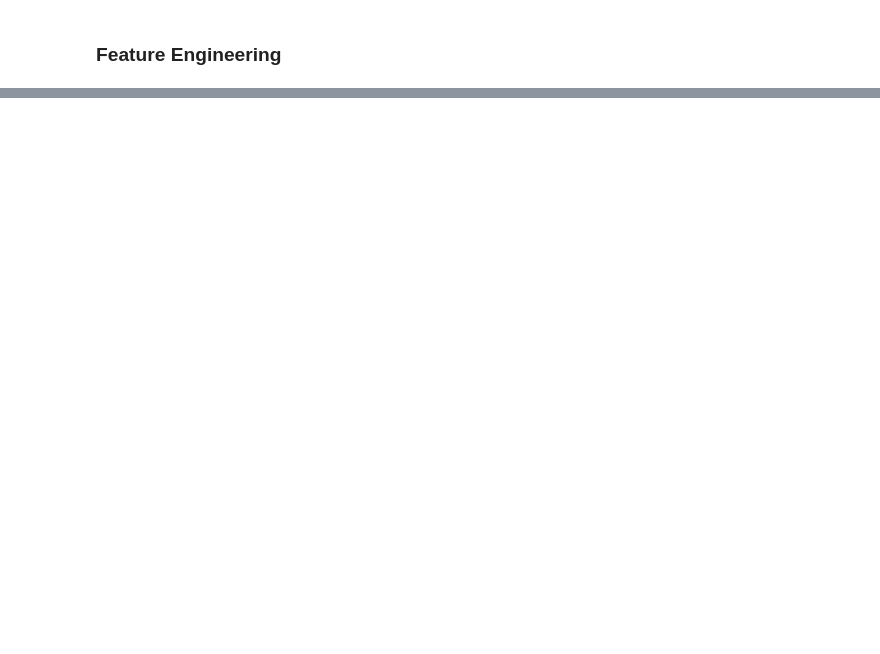
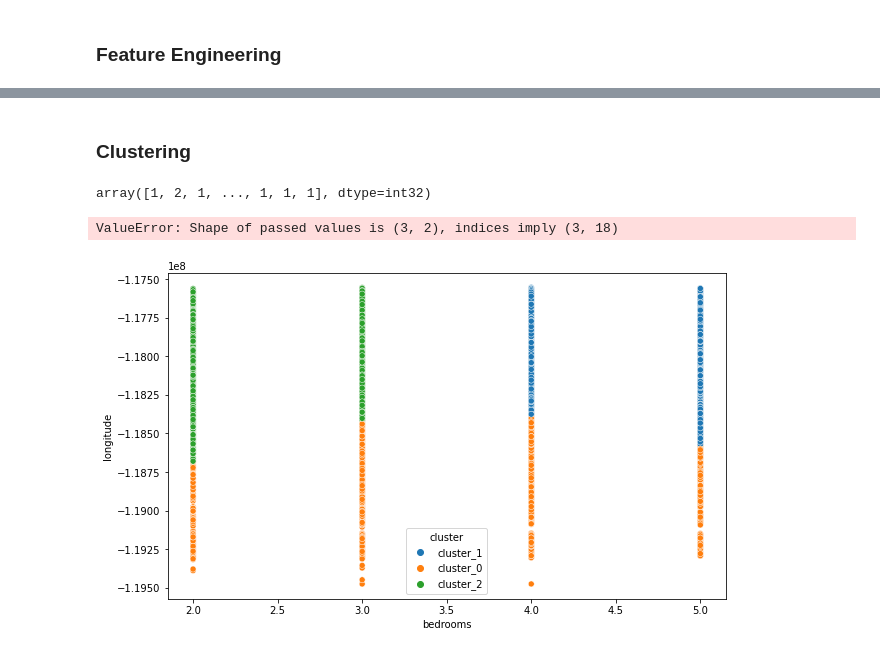
Before and after one commit to natasharivers/Zillow_Clustering_Project, a Jupyter notebook: Notebook.ipynb, the cells around one changed output, grey strips where cells are left out. Saved outputs shown, nothing was run; the diff lists cells and outputs as text; code cells hidden in the pictures; blank space fills up the shorter version.

Commit message:
cluster

```diff
--- a/Notebook.ipynb
+++ b/Notebook.ipynb
@@ -539,0 +477,18 @@ k_features = prepare.select_kbest(X_train_scaled, y_train, 3)
+# %% [markdown]
+### Clustering
+# %%
+X = zillow[['bedrooms', 'longitude']]
+kmeans = KMeans(n_clusters=3)
+kmeans.fit(X)
+kmeans.predict(X)
+# %% [output]
+array([1, 2, 1, ..., 1, 1, 1], dtype=int32)
+# %%
+zillow['cluster'] = kmeans.predict(X)
+# %%
+zillow, X_scaled, scaler, kmeans, centroids = explore.create_cluster(zillow, X, 3)
+# %%
+explore.create_scatter_plot('bedrooms','longitude',zillow,kmeans, X_train_scaled, scaler)
+# %% [output]
+ValueError: Shape of passed values is (3, 2), indices imply (3, 18)
+[figure, added]
```
Also changed, not shown: parts of 25 cells of this notebook.
